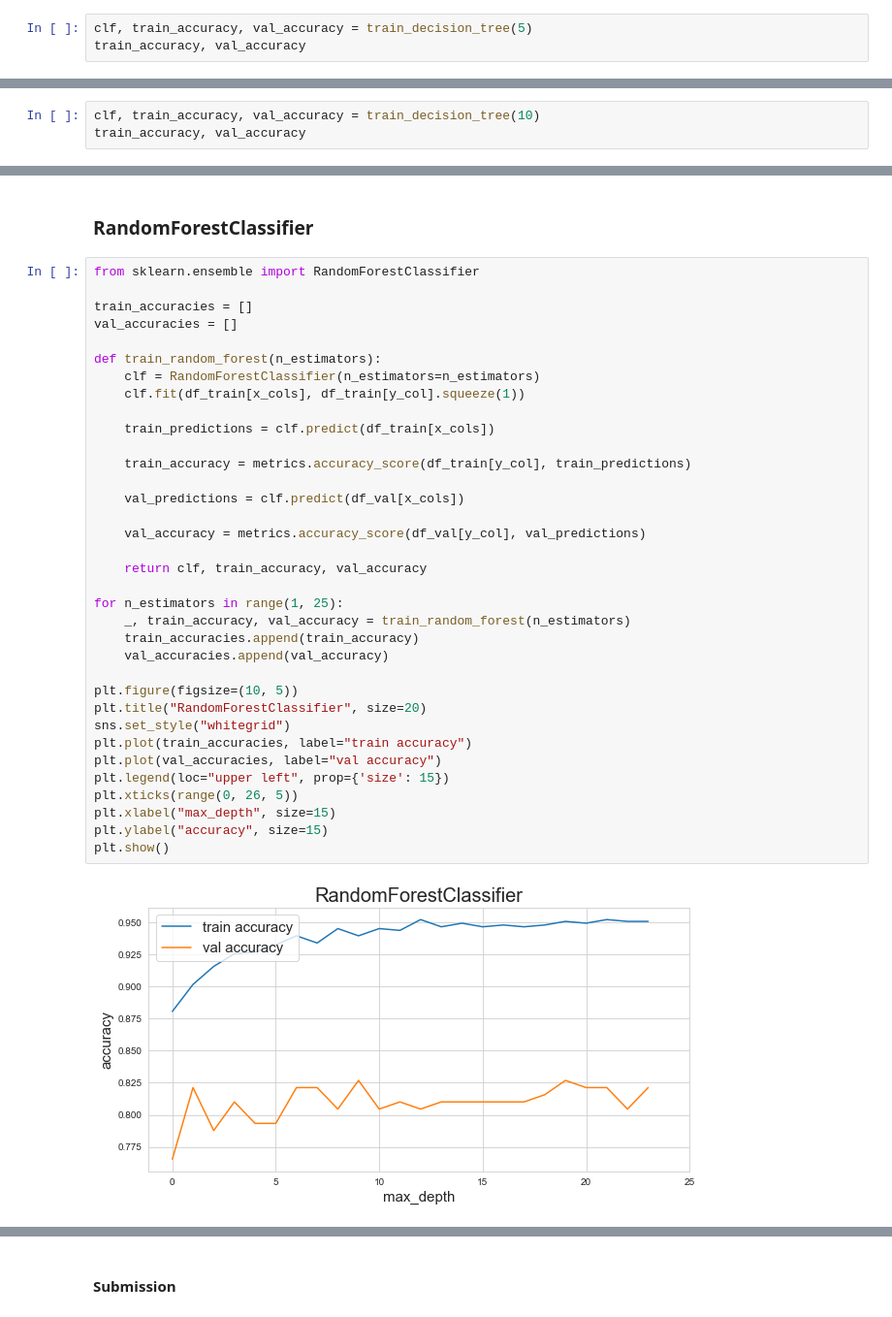
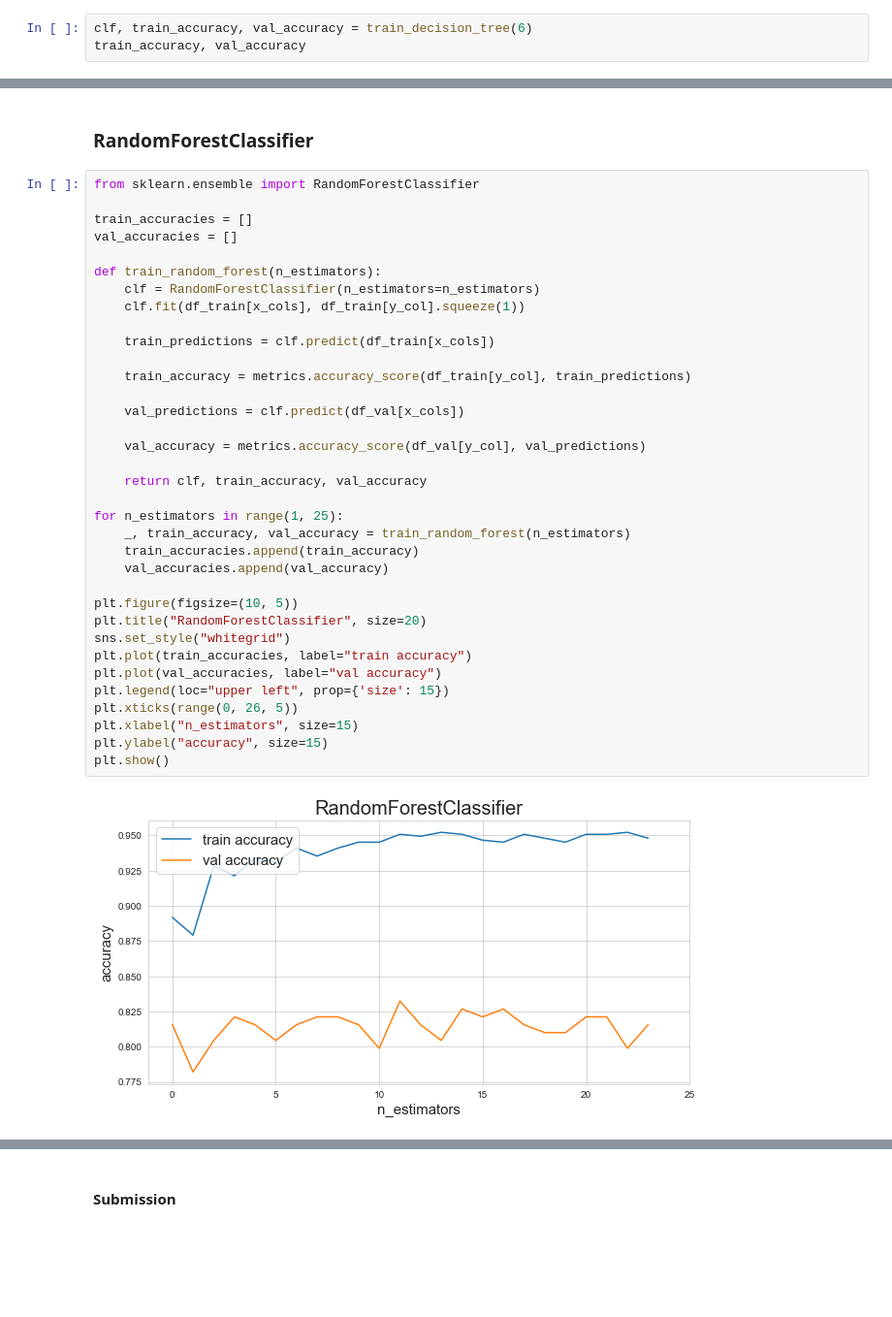
Before and after one commit to philwhln/kaggle-titanic, a Jupyter notebook: titanic.ipynb, the cells around one changed output, grey strips where cells are left out. Shown: that part at 97% size. Cells and saved outputs as stored; diff of their text form; blank space fills up the shorter version.

Commit message:
update comments on *Classifier training

```diff
--- a/titanic.ipynb
+++ b/titanic.ipynb
@@ -637,10 +637,7 @@ Running the above several times, shows that `max_depth=5` is consistently where
 # %%
-clf, train_accuracy, val_accuracy = train_decision_tree(5)
+clf, train_accuracy, val_accuracy = train_decision_tree(6)
 train_accuracy, val_accuracy
 # %% [output]
 (0.8398876404494382, 0.7597765363128491)
 # %% [markdown]
 #### Submission
-# %%
-clf, train_accuracy, val_accuracy = train_decision_tree(10)
-train_accuracy, val_accuracy
@@ -665,32 +660,32 @@ val_accuracies = []
 
 def train_random_forest(n_estimators):
     clf = RandomForestClassifier(n_estimators=n_estimators)
     clf.fit(df_train[x_cols], df_train[y_col].squeeze(1))
 
     train_predictions = clf.predict(df_train[x_cols])
 
     train_accuracy = metrics.accuracy_score(df_train[y_col], train_predictions)
 
     val_predictions = clf.predict(df_val[x_cols])
 
     val_accuracy = metrics.accuracy_score(df_val[y_col], val_predictions)
 
     return clf, train_accuracy, val_accuracy
 
 for n_estimators in range(1, 25):
     _, train_accuracy, val_accuracy = train_random_forest(n_estimators)
     train_accuracies.append(train_accuracy)
     val_accuracies.append(val_accuracy)
 
 plt.figure(figsize=(10, 5))
 plt.title("RandomForestClassifier", size=20)
 sns.set_style("whitegrid")
 plt.plot(train_accuracies, label="train accuracy")
 plt.plot(val_accuracies, label="val accuracy")
 plt.legend(loc="upper left", prop={'size': 15})
 plt.xticks(range(0, 26, 5))
-plt.xlabel("max_depth", size=15)
+plt.xlabel("n_estimators", size=15)
 plt.ylabel("accuracy", size=15)
 plt.show()
 # %% [output]
-[figure, old version]
+[figure, new version]
```
Also changed, not shown: parts of 5 cells of this notebook.
